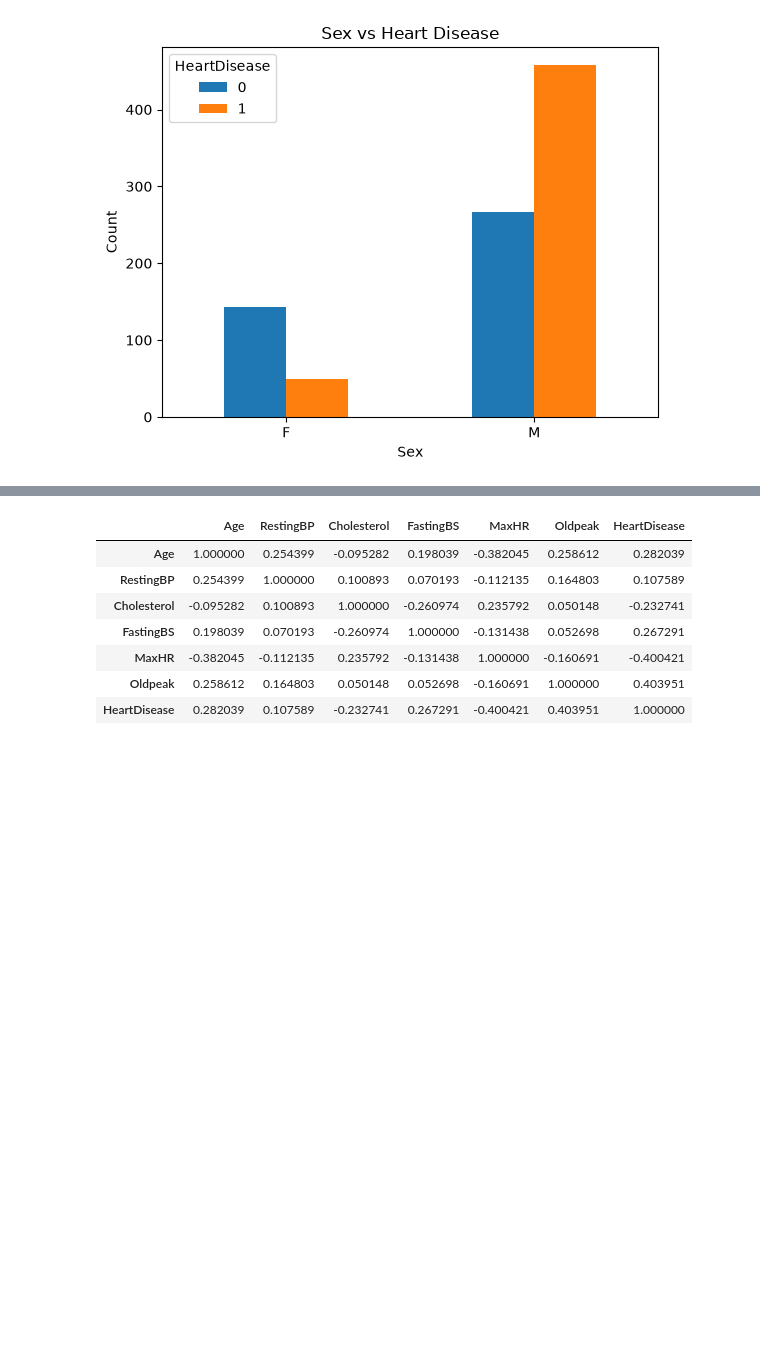
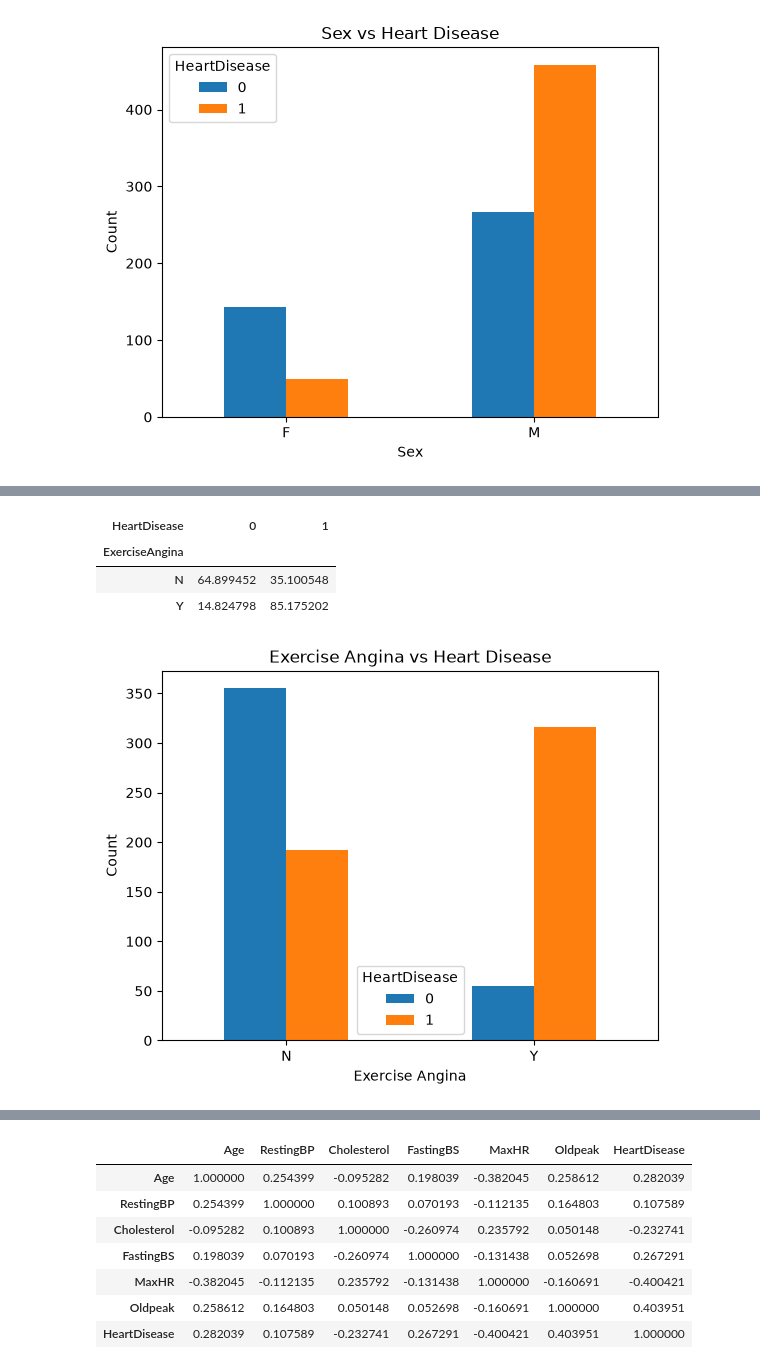
Before and after one commit to ghayda577/AI-ML-Training, a Jupyter notebook: Projects/First-Full-Project/project.ipynb, the cells around one changed output, grey strips where cells are left out. Cells and saved outputs as stored; diff of their text form; code cells hidden in the pictures; blank space fills up the shorter version.

```diff
--- a/Projects/First-Full-Project/project.ipynb
+++ b/Projects/First-Full-Project/project.ipynb
@@ -390,0 +441,24 @@ plt.show()
+# %%
+pd.crosstab(
+    df["ExerciseAngina"],
+    df["HeartDisease"],
+    normalize="index"
+) * 100
+# %% [output]
+| HeartDisease | 0 | 1 |
+| ExerciseAngina |  |  |
+| N | 64.899452 | 35.100548 |
+| Y | 14.824798 | 85.175202 |
+# %%
+pd.crosstab(
+    df["ExerciseAngina"],
+    df["HeartDisease"]
+).plot(kind="bar")
+
+plt.title("Exercise Angina vs Heart Disease")
+plt.xlabel("Exercise Angina")
+plt.ylabel("Count")
+plt.xticks(rotation=0)
+plt.show()
+# %% [output]
+[figure, added]
```
Also changed, not shown: parts of 9 cells of this notebook.
